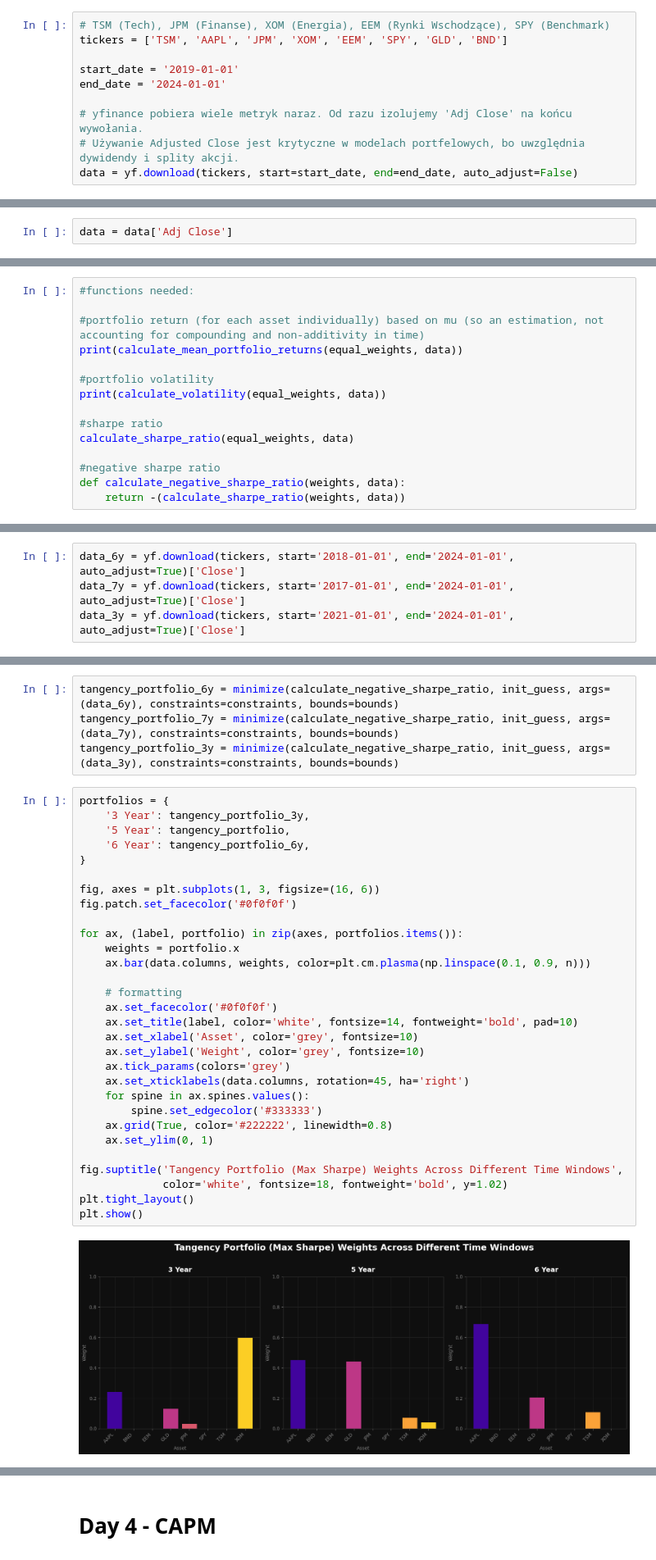
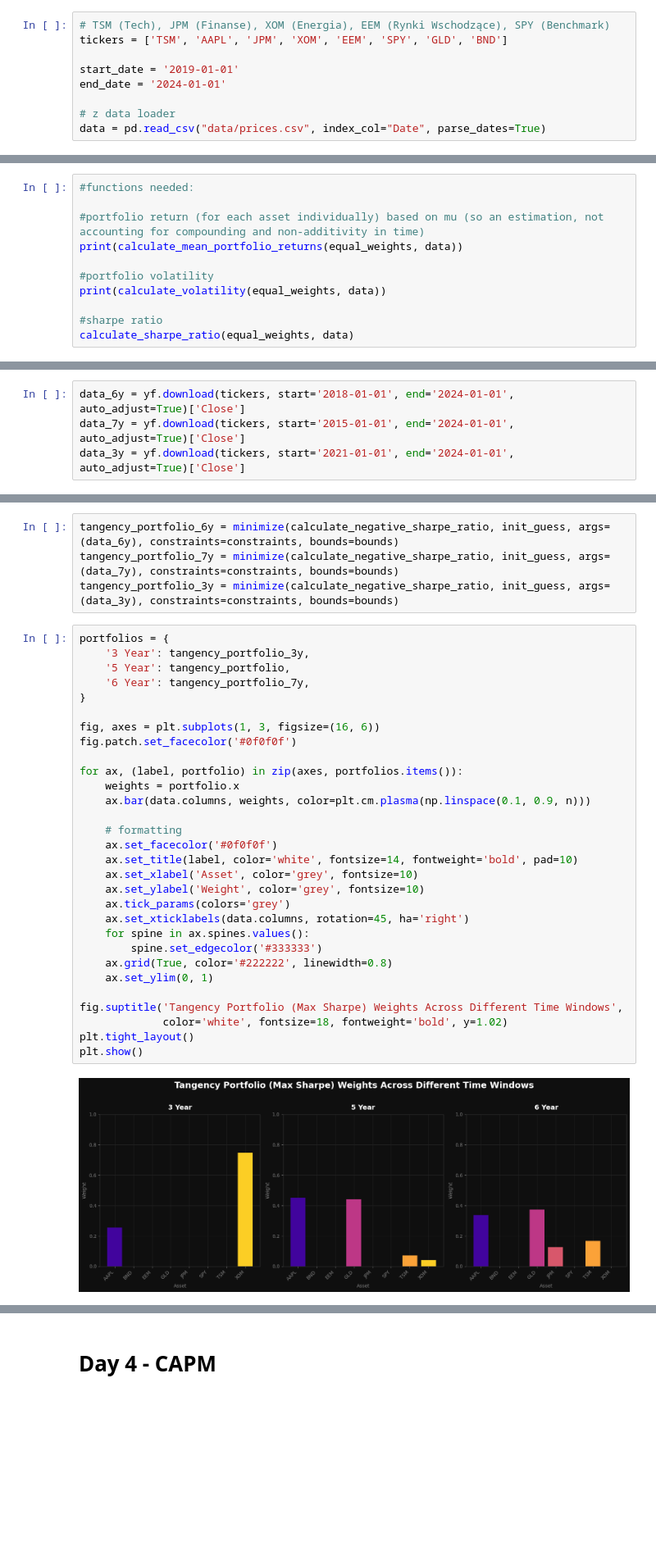
Before and after one commit to szymon-ml/quant-portfolio-analysis, a Jupyter notebook: notebooks/unstructured_testing.ipynb, the cells around one changed output, grey strips where cells are left out. Shown at 82% size. Drawn from its saved outputs; the diff is of its cells as text; blank space fills up the shorter version.

```diff
--- a/notebooks/unstructured_testing.ipynb
+++ b/notebooks/unstructured_testing.ipynb
@@ -13,6 +13,5 @@ tickers = ['TSM', 'AAPL', 'JPM', 'XOM', 'EEM', 'SPY', 'GLD', 'BND']
 start_date = '2019-01-01'
 end_date = '2024-01-01'
 
-# yfinance pobiera wiele metryk naraz. Od razu izolujemy 'Adj Close' na końcu wywołania.
-# Używanie Adjusted Close jest krytyczne w modelach portfelowych, bo uwzględnia dywidendy i splity akcji.
-data = yf.download(tickers, start=start_date, end=end_date, auto_adjust=False)
+# z data loader
+data = pd.read_csv("data/prices.csv", index_col="Date", parse_dates=True)
@@ -33,5 +28,3 @@ data.head()
-# %%
-data = data['Adj Close']
 # %%
 data.shape
 # %% [output]
@@ -802,8 +689,4 @@ print(calculate_volatility(equal_weights, data))
 
 #sharpe ratio
 calculate_sharpe_ratio(equal_weights, data)
-
-#negative sharpe ratio
-def calculate_negative_sharpe_ratio(weights, data):
-    return -(calculate_sharpe_ratio(weights, data))
 # %% [output]
@@ -1444,7 +1056,7 @@ tickers
 ['TSM', 'AAPL', 'JPM', 'XOM', 'EEM', 'SPY', 'GLD', 'BND']
 # %%
 data_6y = yf.download(tickers, start='2018-01-01', end='2024-01-01', auto_adjust=True)['Close']
-data_7y = yf.download(tickers, start='2017-01-01', end='2024-01-01', auto_adjust=True)['Close']
+data_7y = yf.download(tickers, start='2015-01-01', end='2024-01-01', auto_adjust=True)['Close']
 data_3y = yf.download(tickers, start='2021-01-01', end='2024-01-01', auto_adjust=True)['Close']
 # %% [output]
 [*********************100%***********************]  8 of 8 completed
@@ -1457,35 +1069,35 @@ tangency_portfolio_3y = minimize(calculate_negative_sharpe_ratio, init_guess, ar
 # %%
 portfolios = {
     '3 Year': tangency_portfolio_3y,
     '5 Year': tangency_portfolio,
-    '6 Year': tangency_portfolio_6y,
+    '6 Year': tangency_portfolio_7y,
 }
 
 fig, axes = plt.subplots(1, 3, figsize=(16, 6))
 fig.patch.set_facecolor('#0f0f0f')
 
 for ax, (label, portfolio) in zip(axes, portfolios.items()):
     weights = portfolio.x
     ax.bar(data.columns, weights, color=plt.cm.plasma(np.linspace(0.1, 0.9, n)))
 
     # formatting
     ax.set_facecolor('#0f0f0f')
     ax.set_title(label, color='white', fontsize=14, fontweight='bold', pad=10)
     ax.set_xlabel('Asset', color='grey', fontsize=10)
     ax.set_ylabel('Weight', color='grey', fontsize=10)
     ax.tick_params(colors='grey')
     ax.set_xticklabels(data.columns, rotation=45, ha='right')
     for spine in ax.spines.values():
         spine.set_edgecolor('#333333')
     ax.grid(True, color='#222222', linewidth=0.8)
     ax.set_ylim(0, 1)
 
 fig.suptitle('Tangency Portfolio (Max Sharpe) Weights Across Different Time Windows',
              color='white', fontsize=18, fontweight='bold', y=1.02)
 plt.tight_layout()
 plt.show()
 # %% [output]
-[figure, old version]
+[figure, new version]
 # %%
 # the graph above shows the huge sensitivity and over-reliance of MVO on the historical data you feed it.
 
```
Also changed, not shown: parts of 110 cells of this notebook, 14 other files.
